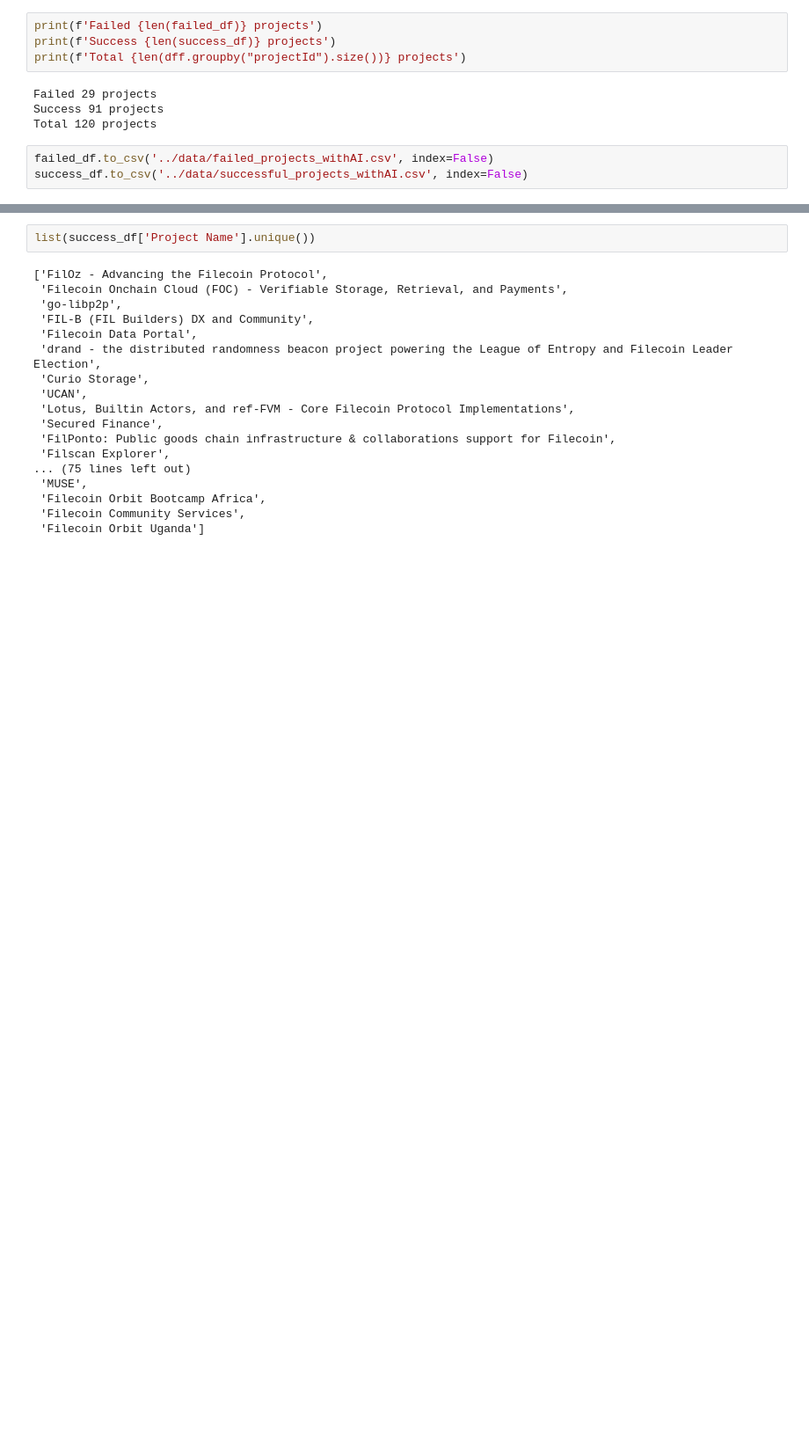
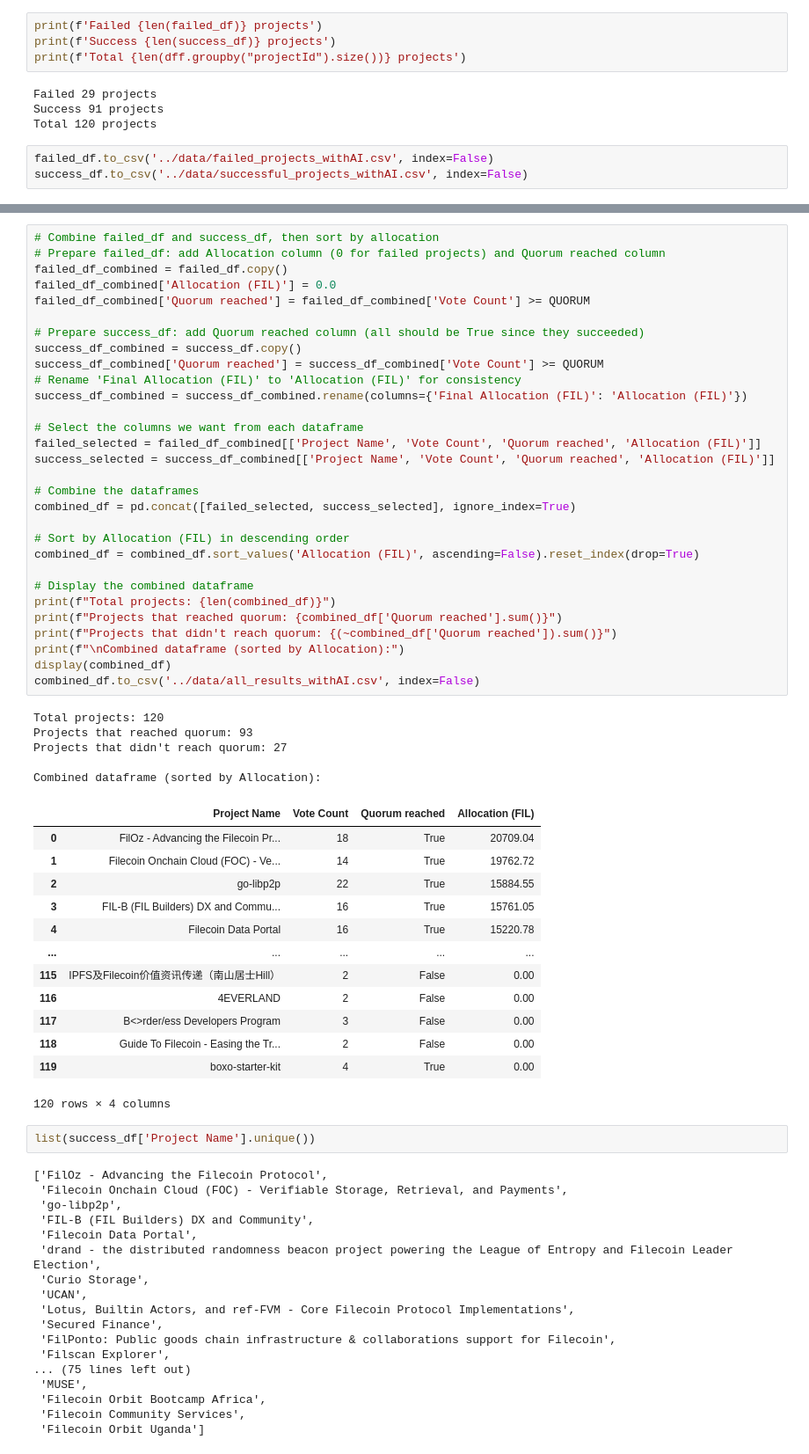
Before and after one commit to fil-retropgf/rpgf3, a Jupyter notebook: notebooks/process_final_funding_withAIBadgeholder.ipynb, the cells around one changed output, grey strips where cells are left out. Shown at 88% size. Cells and saved outputs as stored; diff of their text form; blank space fills up the shorter version.

```diff
--- a/notebooks/process_final_funding_withAIBadgeholder.ipynb
+++ b/notebooks/process_final_funding_withAIBadgeholder.ipynb
@@ -454,3 +561,52 @@ Combined dataframe (sorted by Allocation):
+# %%
+# Combine failed_df and success_df, then sort by allocation
+# Prepare failed_df: add Allocation column (0 for failed projects) and Quorum reached column
+failed_df_combined = failed_df.copy()
+failed_df_combined['Allocation (FIL)'] = 0.0
+failed_df_combined['Quorum reached'] = failed_df_combined['Vote Count'] >= QUORUM
+
+# Prepare success_df: add Quorum reached column (all should be True since they succeeded)
+success_df_combined = success_df.copy()
+success_df_combined['Quorum reached'] = success_df_combined['Vote Count'] >= QUORUM
+# Rename 'Final Allocation (FIL)' to 'Allocation (FIL)' for consistency
+success_df_combined = success_df_combined.rename(columns={'Final Allocation (FIL)': 'Allocation (FIL)'})
+
+# Select the columns we want from each dataframe
+failed_selected = failed_df_combined[['Project Name', 'Vote Count', 'Quorum reached', 'Allocation (FIL)']]
+success_selected = success_df_combined[['Project Name', 'Vote Count', 'Quorum reached', 'Allocation (FIL)']]
+
+# Combine the dataframes
+combined_df = pd.concat([failed_selected, success_selected], ignore_index=True)
+
+# Sort by Allocation (FIL) in descending order
+combined_df = combined_df.sort_values('Allocation (FIL)', ascending=False).reset_index(drop=True)
+
+# Display the combined dataframe
+print(f"Total projects: {len(combined_df)}")
+print(f"Projects that reached quorum: {combined_df['Quorum reached'].sum()}")
+print(f"Projects that didn't reach quorum: {(~combined_df['Quorum reached']).sum()}")
+print(f"\nCombined dataframe (sorted by Allocation):")
+display(combined_df)
+combined_df.to_csv('../data/all_results_withAI.csv', index=False)
+# %% [output]
+Total projects: 120
+Projects that reached quorum: 93
+Projects that didn't reach quorum: 27
+
+Combined dataframe (sorted by Allocation):
+|  | Project Name | Vote Count | Quorum reached | Allocation (FIL) |
+| 0 | FilOz - Advancing the Filecoin Pr... | 18 | True | 20709.04 |
+| 1 | Filecoin Onchain Cloud (FOC) - Ve... | 14 | True | 19762.72 |
+| 2 | go-libp2p | 22 | True | 15884.55 |
+| 3 | FIL-B (FIL Builders) DX and Commu... | 16 | True | 15761.05 |
+| 4 | Filecoin Data Portal | 16 | True | 15220.78 |
+| ... | ... | ... | ... | ... |
+| 115 | IPFS及Filecoin价值资讯传递（南山居士Hill） | 2 | False | 0.00 |
+| 116 | 4EVERLAND | 2 | False | 0.00 |
+| 117 | B<>rder/ess Developers Program | 3 | False | 0.00 |
+| 118 | Guide To Filecoin - Easing the Tr... | 2 | False | 0.00 |
+| 119 | boxo-starter-kit | 4 | True | 0.00 |
+120 rows × 4 columns
 # %%
 list(success_df['Project Name'].unique())
 # %% [output]
```
Also changed, not shown: parts of 20 cells of this notebook, 31 other files.
